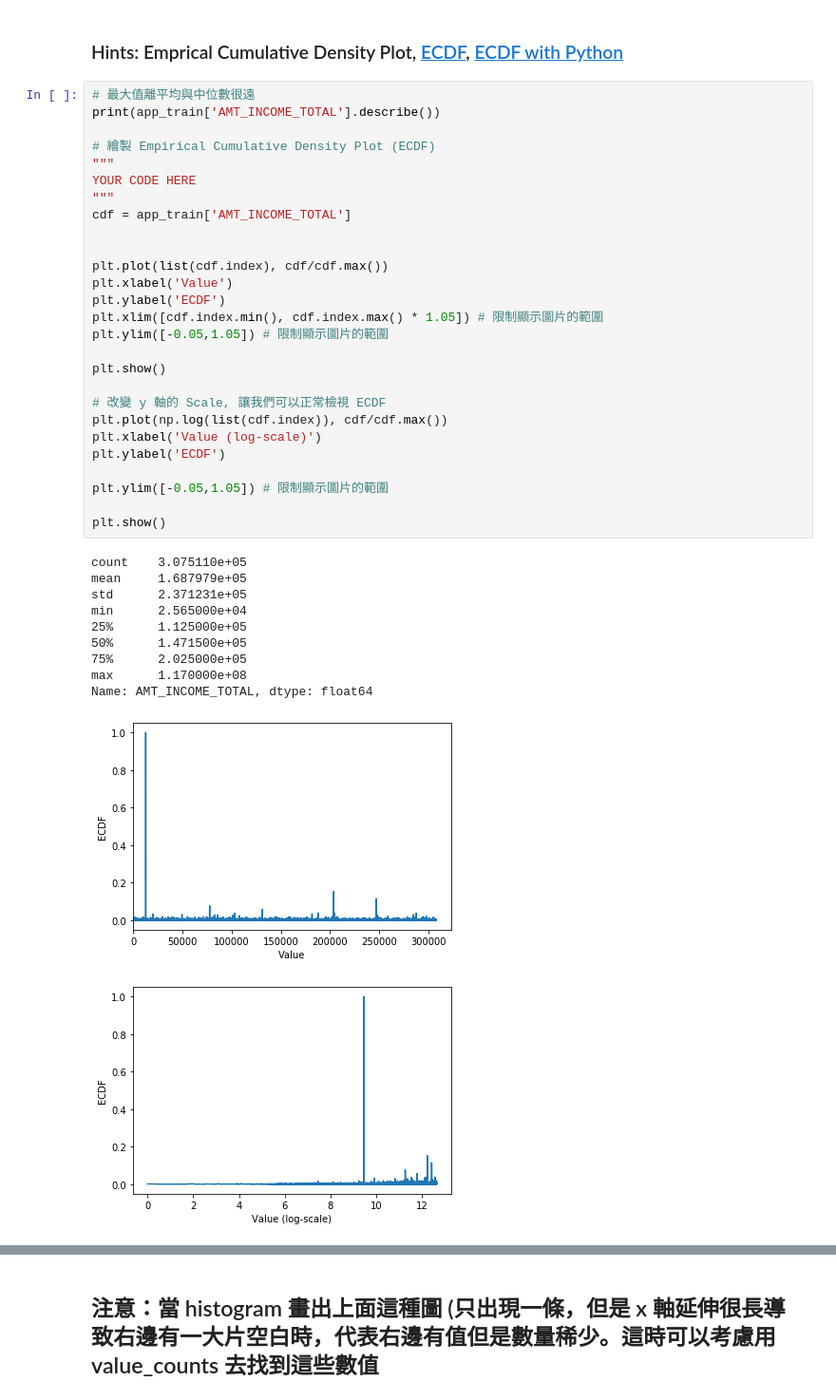
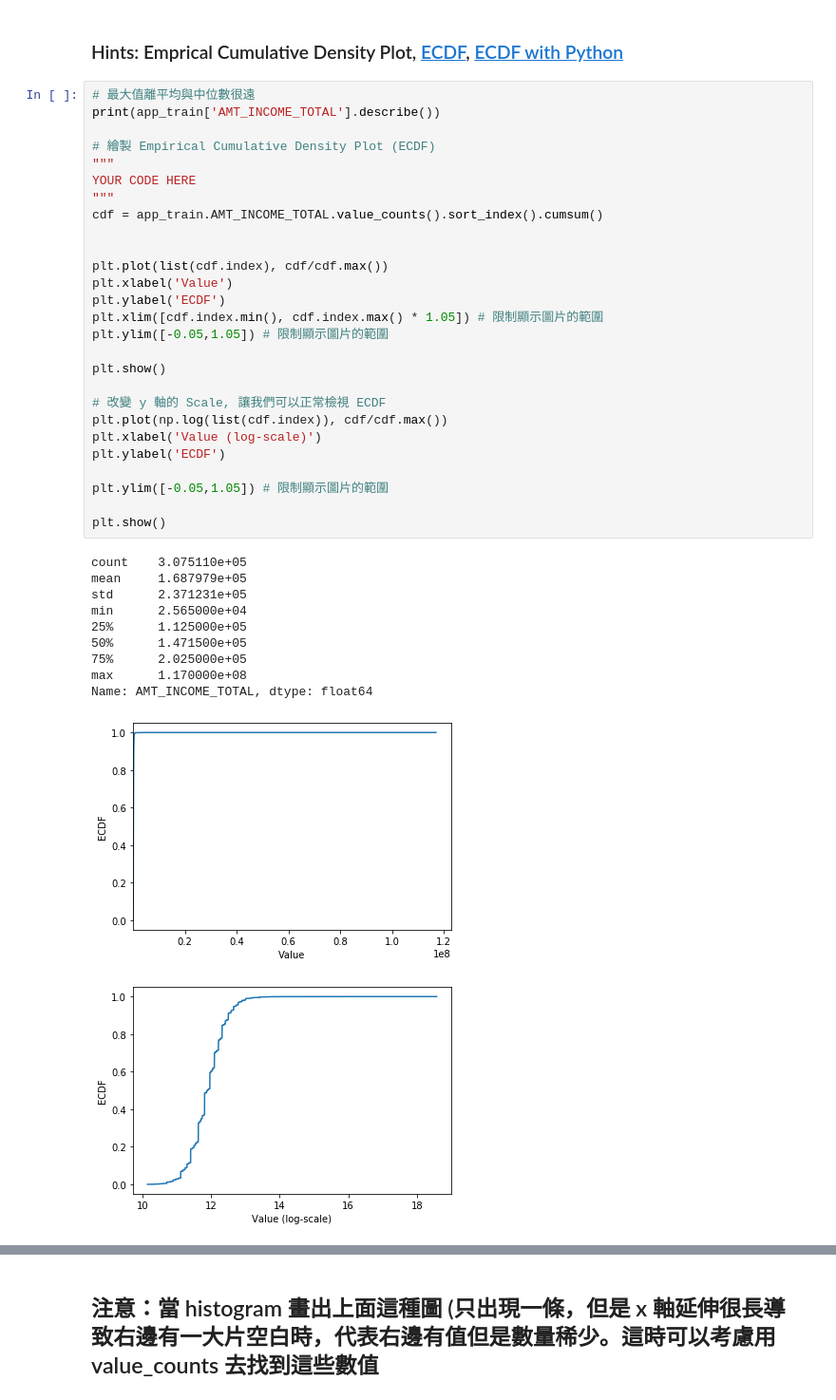
Before and after one commit to percypp/ML100Days, a Jupyter notebook: Day_009_HW.ipynb, the cells around one changed output, grey strips where cells are left out. Shown at 95% size. Drawn from its saved outputs; the diff is of its cells as text.

```diff
--- a/Day_009_HW.ipynb
+++ b/Day_009_HW.ipynb
@@ -86,37 +86,37 @@ print(app_train['AMT_INCOME_TOTAL'].describe())
 """
 YOUR CODE HERE
 """
-cdf = app_train['AMT_INCOME_TOTAL']
+cdf = app_train.AMT_INCOME_TOTAL.value_counts().sort_index().cumsum()
 
 
 plt.plot(list(cdf.index), cdf/cdf.max())
 plt.xlabel('Value')
 plt.ylabel('ECDF')
 plt.xlim([cdf.index.min(), cdf.index.max() * 1.05]) # 限制顯示圖片的範圍
 plt.ylim([-0.05,1.05]) # 限制顯示圖片的範圍
 
 plt.show()
 
 # 改變 y 軸的 Scale, 讓我們可以正常檢視 ECDF
 plt.plot(np.log(list(cdf.index)), cdf/cdf.max())
 plt.xlabel('Value (log-scale)')
 plt.ylabel('ECDF')
 
 plt.ylim([-0.05,1.05]) # 限制顯示圖片的範圍
 
 plt.show()
 # %% [output]
 count    3.075110e+05
 mean     1.687979e+05
 std      2.371231e+05
 min      2.565000e+04
 25%      1.125000e+05
 50%      1.471500e+05
 75%      2.025000e+05
 max      1.170000e+08
 Name: AMT_INCOME_TOTAL, dtype: float64
-[figure, old version]
+[figure, new version]
-[figure, old version]
+[figure, new version]
 # %% [markdown]
 ## 補充：Normal dist 的 ECDF
 ![ecdf_normal](https://au.mathworks.com/help/examples/stats/win64/PlotEmpiricalCdfAndCompareWithSamplingDistributionExample_01.png)
```
Also changed, not shown: parts of 2 cells of this notebook.
